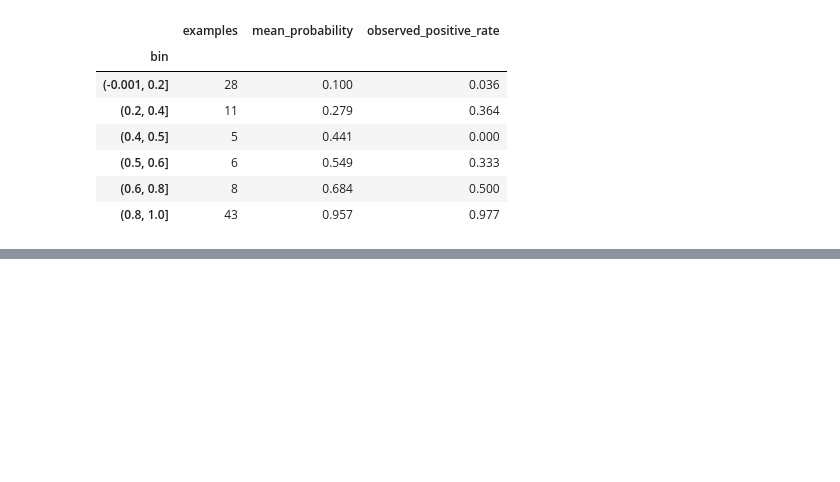
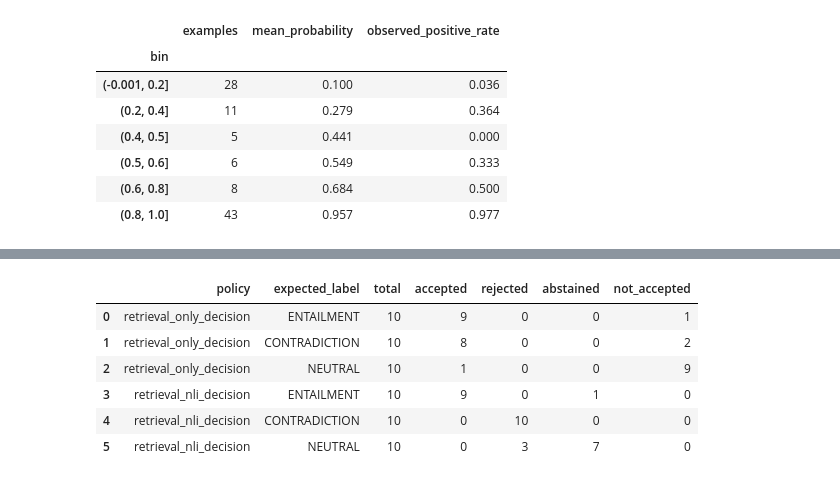
Before and after one commit to anushreeg1975/Trustworthy-MentalAI, a Jupyter notebook: mental_ai.ipynb, the cells around one changed output, grey strips where cells are left out. Saved outputs shown, nothing was run; the diff lists cells and outputs as text; code cells hidden in the pictures; blank space fills up the shorter version.

```diff
--- a/mental_ai.ipynb
+++ b/mental_ai.ipynb
@@ -14380,0 +17930,87 @@ CALIBRATED MODEL: CONFIDENCE BINS
+# %%
+# Research Experiment 4: Retrieval-only vs Retrieval + NLI
+
+import numpy as np
+import pandas as pd
+from sklearn.metrics.pairwise import cosine_similarity
+
+# Calculate semantic similarity for each claim-evidence pair
+claims = benchmark_df["claim"].tolist()
+evidence_texts = benchmark_df["evidence"].tolist()
+
+claim_embeddings = embedding_model.encode(
+    claims, convert_to_numpy=True
+)
+evidence_embeddings = embedding_model.encode(
+    evidence_texts, convert_to_numpy=True
+)
+
+similarities = np.diag(
+    cosine_similarity(claim_embeddings, evidence_embeddings)
+)
+
+comparison_df = nli_benchmark_df.copy()
+comparison_df["similarity"] = similarities
+
+RETRIEVAL_THRESHOLD = 0.30  # Exploratory threshold
+
+# Policy A: retrieval similarity alone
+comparison_df["retrieval_only_decision"] = np.where(
+    comparison_df["similarity"] >= RETRIEVAL_THRESHOLD,
+    "ACCEPT",
+    "NOT_ACCEPTED"
+)
+
+# Policy B: retrieval followed by NLI verification
+comparison_df["retrieval_nli_decision"] = comparison_df["predicted"].map({
+    "ENTAILMENT": "ACCEPT",
+    "CONTRADICTION": "REJECT",
+    "NEUTRAL": "ABSTAIN"
+})
+
+# Summarize decisions by the gold-standard label
+summary_rows = []
+
+for policy_column in [
+    "retrieval_only_decision",
+    "retrieval_nli_decision"
+]:
+    for label in ["ENTAILMENT", "CONTRADICTION", "NEUTRAL"]:
+        subset = comparison_df[
+            comparison_df["expected"] == label
+        ]
+
+        decisions = subset[policy_column].value_counts()
+
+        summary_rows.append({
+            "policy": policy_column,
+            "expected_label": label,
+            "total": len(subset),
+            "accepted": int(decisions.get("ACCEPT", 0)),
+            "rejected": int(decisions.get("REJECT", 0)),
+            "abstained": int(decisions.get("ABSTAIN", 0)),
+            "not_accepted": int(decisions.get("NOT_ACCEPTED", 0)),
+        })
+
+policy_summary = pd.DataFrame(summary_rows)
+
+print("Retrieval threshold:", RETRIEVAL_THRESHOLD)
+print("\nDecision counts by expected label:")
+display(policy_summary)
+
+print("\nOverall decision counts:")
+for policy_column in [
+    "retrieval_only_decision",
+    "retrieval_nli_decision"
+]:
+    print(f"\n{policy_column}")
+    print(comparison_df[policy_column].value_counts())
+
+print("\nCases where retrieval-only accepts unsupported claims:")
+display(
+    comparison_df[
+        (comparison_df["expected"] != "ENTAILMENT") &
+        (comparison_df["retrieval_only_decision"] == "ACCEPT")
+    ][["case_id", "expected", "similarity", "claim"]]
+)
+# %% [output]
@@ -14380,0 +18020,7 @@ CALIBRATED MODEL: CONFIDENCE BINS
+|  | policy | expected_label | total | accepted | rejected | abstained | not_accepted |
+| 0 | retrieval_only_decision | ENTAILMENT | 10 | 9 | 0 | 0 | 1 |
+| 1 | retrieval_only_decision | CONTRADICTION | 10 | 8 | 0 | 0 | 2 |
+| 2 | retrieval_only_decision | NEUTRAL | 10 | 1 | 0 | 0 | 9 |
+| 3 | retrieval_nli_decision | ENTAILMENT | 10 | 9 | 0 | 1 | 0 |
+| 4 | retrieval_nli_decision | CONTRADICTION | 10 | 0 | 10 | 0 | 0 |
+| 5 | retrieval_nli_decision | NEUTRAL | 10 | 0 | 3 | 7 | 0 |
```
Also changed, not shown: parts of 108 cells of this notebook, 2 other files.
